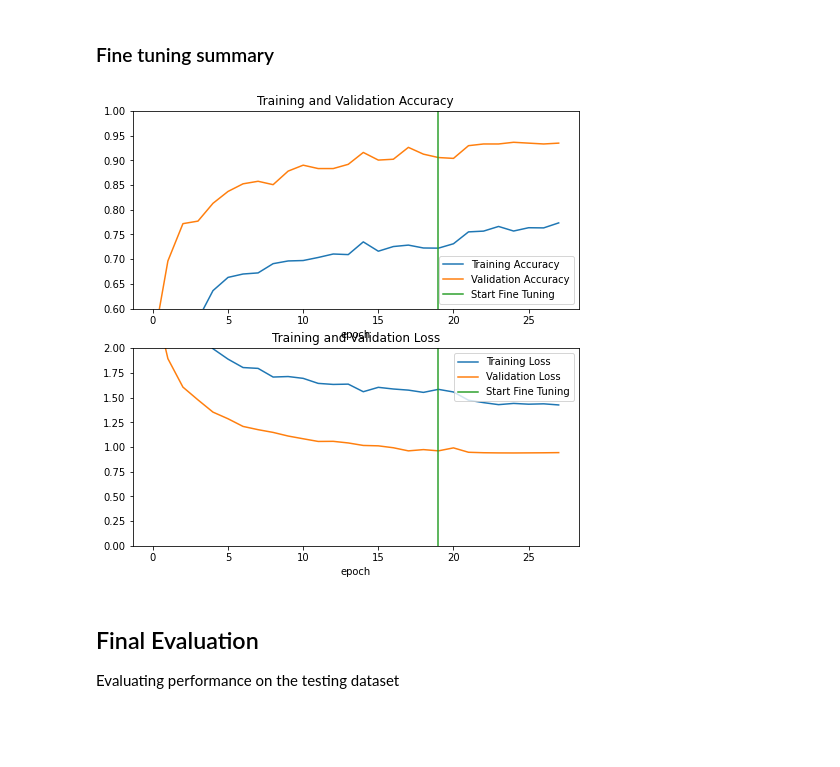
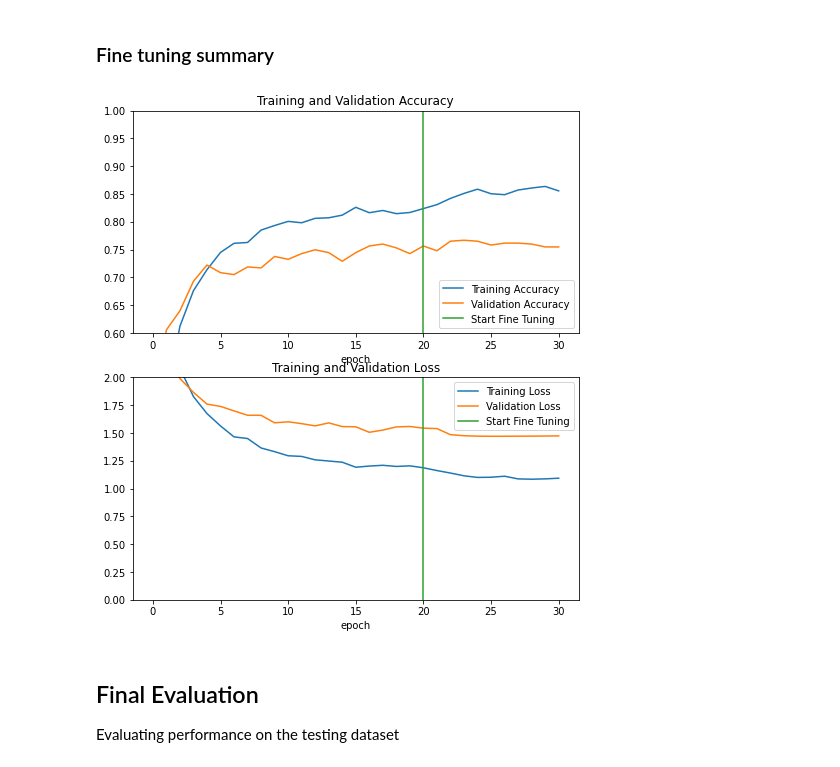
Before and after one commit to Wigu701/PokeDex-Project, a Jupyter notebook: pokeclassifier.ipynb, the cells around one changed output. Drawn from its saved outputs; the diff is of its cells as text; code cells hidden in the pictures; blank space fills up the shorter version.

```diff
--- a/pokeclassifier.ipynb
+++ b/pokeclassifier.ipynb
@@ -23,9 +23,9 @@ test_path = 'TestImages'
 
 # Data perturbation and preprocessing
 IMAGE_SHAPE = (224,224)
-ROT_RANGE = 0.15
-TRANS_RANGE = (-0.2, 0.2)
-ZOOM_RANGE = (-0.2, 0.2)
+ROT_RANGE = 0.1
+TRANS_RANGE = (-0.1, 0.1)
+ZOOM_RANGE = (-0.1, 0.1)
 VAL_SPLIT = 0.1
 SPLIT_SEED = 1
 
@@ -49,7 +49,10 @@ train_dataset = image_dataset_from_directory(train_path,
                                              batch_size=BATCH_SIZE,
                                              image_size=IMAGE_SHAPE,
                                              label_mode='categorical',
-                                             labels='inferred',)
+                                             labels='inferred',
+                                             validation_split=VAL_SPLIT,
+                                             subset='training',
+                                             seed=SPLIT_SEED,)
 
 # Use 10% of training to form validation
 val_dataset = image_dataset_from_directory(train_path,
@@ -196,7 +200,7 @@ checkpoint = tf.keras.callbacks.ModelCheckpoint("poke_model",
                                                 save_best_only=True,
                                                 save_weights_only=True,
                                                 mode="min")
-early_stopping = EarlyStopping(monitor='val_loss',patience=3)
+early_stopping = EarlyStopping(monitor='val_loss',patience=5)
 
 results = model.fit(train_dataset,
                     epochs=EPOCH_TRAIN,
@@ -312,33 +320,33 @@ Epoch 27/45
 # %%
 acc += history_fine.history['accuracy']
 val_acc += history_fine.history['val_accuracy']
 
 loss += history_fine.history['loss']
 val_loss += history_fine.history['val_loss']
 
-plt.figure(figsize=(8, 8))
+plt.figure(figsize=(8, 9))
 plt.subplot(2, 1, 1)
 plt.plot(acc, label='Training Accuracy')
 plt.plot(val_acc, label='Validation Accuracy')
 plt.ylim([0.6, 1])
 plt.plot([fine_start - 1,fine_start - 1],
           plt.ylim(), label='Start Fine Tuning')
 plt.legend(loc='lower right')
 plt.title('Training and Validation Accuracy')
 plt.xlabel('epoch')
 
 plt.subplot(2, 1, 2)
 plt.plot(loss, label='Training Loss')
 plt.plot(val_loss, label='Validation Loss')
 plt.ylim([0, 2.0])
 plt.plot([fine_start - 1,fine_start - 1],
          plt.ylim(), label='Start Fine Tuning')
 plt.legend(loc='upper right')
 plt.title('Training and Validation Loss')
 plt.xlabel('epoch')
 plt.show()
 # %% [output]
-[figure, old version]
+[figure, new version]
 # %% [markdown]
 ## Final Evaluation
 
```
Also changed, not shown: parts of 10 cells of this notebook, 7 other files.
